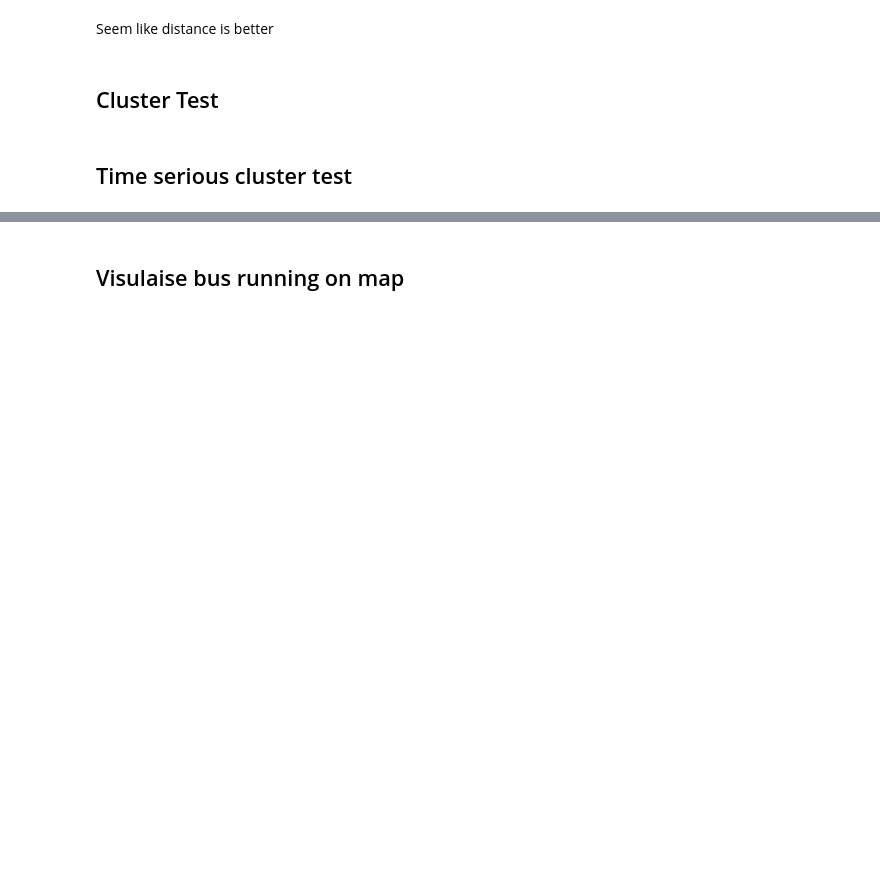
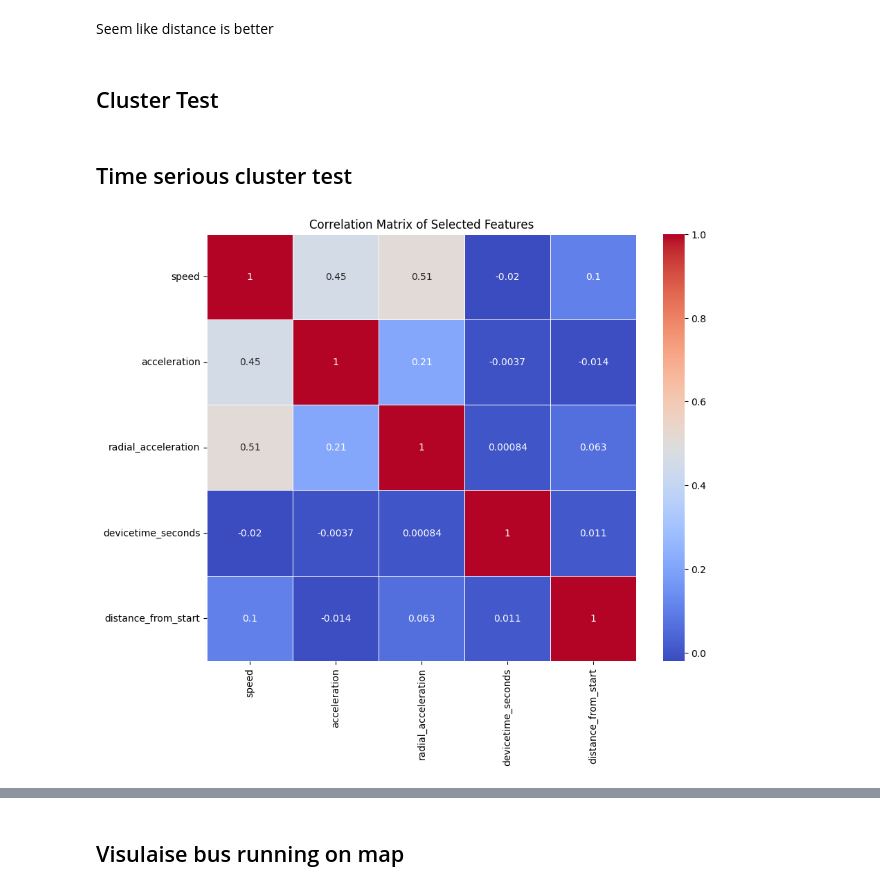
Before and after one commit to Ginushmal/DSE-Project-Bus-Arrival-time-Prediction-GRP29, a Jupyter notebook: Ginushmal/Cluster test.ipynb, the cells around one changed output, grey strips where cells are left out. Cells and saved outputs as stored; diff of their text form; code cells hidden in the pictures; blank space fills up the shorter version.

```diff
--- a/Ginushmal/Cluster test.ipynb
+++ b/Ginushmal/Cluster test.ipynb
@@ -788,3 +788,30 @@ selected_rows = data[
 selected_rows
 # %% [markdown]
 ## Time serious cluster test
+# %%
+import pandas as pd
+import seaborn as sns
+import matplotlib.pyplot as plt
+
+# Load your dataset (assuming it's named 'data')
+# data = pd.read_csv('your_dataset.csv')
+
+# Convert 'devicetime' to pandas Timestamp
+data['devicetime'] = pd.to_datetime(data['devicetime'])
+
+# Convert 'devicetime' to seconds
+data['devicetime_seconds'] = (data['devicetime'] - data['devicetime'].min()).dt.total_seconds()
+
+# Select the features for correlation matrix
+selected_features = ['speed', 'acceleration', 'radial_acceleration', 'devicetime_seconds','distance_from_start']
+
+# Calculate the correlation matrix
+correlation_matrix = data[selected_features].corr()
+
+# Create a heatmap
+plt.figure(figsize=(10, 8))
+sns.heatmap(correlation_matrix, annot=True, cmap='coolwarm', linewidths=.5)
+plt.title("Correlation Matrix of Selected Features")
+plt.show()
+# %% [output]
+[figure, added]
```
Also changed, not shown: parts of 11 cells of this notebook.
